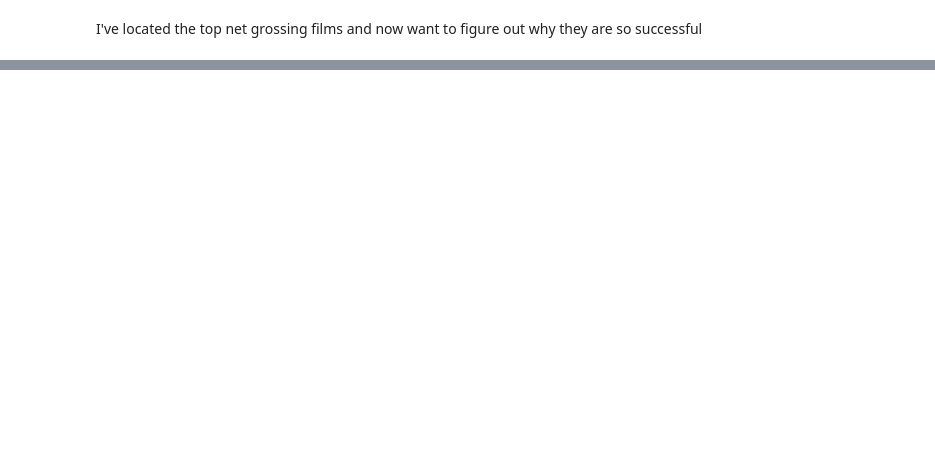
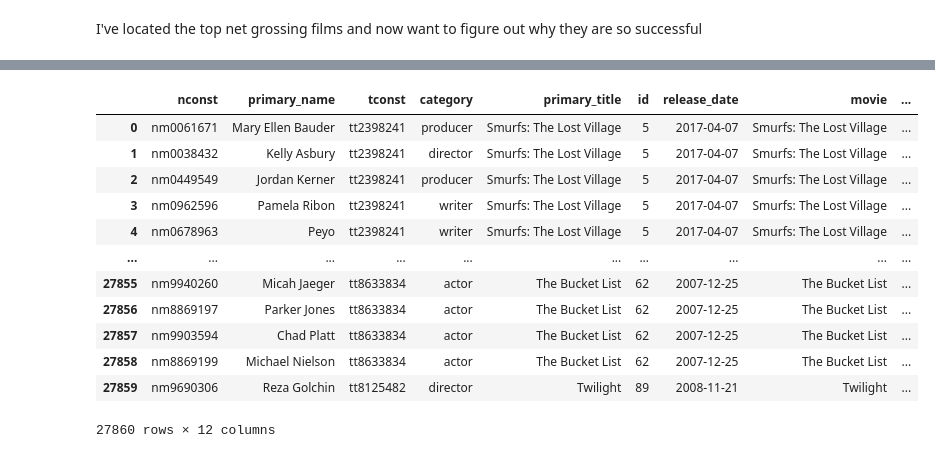
Before and after one commit to paul-lindquist/microsoft-studio-movie-analysis, a Jupyter notebook: data_parsing.ipynb, the cells around one changed output, grey strips where cells are left out. Saved outputs shown, nothing was run; the diff lists cells and outputs as text; code cells hidden in the pictures; blank space fills up the shorter version.

```diff
--- a/data_parsing.ipynb
+++ b/data_parsing.ipynb
@@ -240,0 +317,3 @@ namesdf = namesdf.drop(['birth_year', 'death_year'], axis=1)
+# %%
+#grabbing the columns that I need
+namesdf = namesdf[['nconst','primary_name']]
@@ -242,0 +351,2 @@ namesdf
+# %%
+titlesdf = titlesdf[['tconst','primary_title']]
@@ -242,0 +384,2 @@ namesdf
+# %%
+principalsdf = principalsdf[['tconst','nconst','category']]
@@ -242,0 +402,28 @@ namesdf
+# %%
+# Adding the names dataframe to principals
+df1 = namesdf.merge(principalsdf, on=['nconst'])
+
+# Adding the titles
+df2 = df1.merge(titlesdf, on=['tconst'])
+
+# Adding the budget datafram
+df3 = df2.merge(highestgrossdf, left_on=['primary_title'], right_on=['movie'])
+
+# Dropping duplicate rows to ensure our net profits are not inflated by counting rows multiple times
+df3 = df3.drop_duplicates()
+# %%
+df3
+# %% [output]
+|  | nconst | primary_name | tconst | category | primary_title | id | release_date | movie | ... |
+| 0 | nm0061671 | Mary Ellen Bauder | tt2398241 | producer | Smurfs: The Lost Village | 5 | 2017-04-07 | Smurfs: The Lost Village | ... |
+| 1 | nm0038432 | Kelly Asbury | tt2398241 | director | Smurfs: The Lost Village | 5 | 2017-04-07 | Smurfs: The Lost Village | ... |
+| 2 | nm0449549 | Jordan Kerner | tt2398241 | producer | Smurfs: The Lost Village | 5 | 2017-04-07 | Smurfs: The Lost Village | ... |
+| 3 | nm0962596 | Pamela Ribon | tt2398241 | writer | Smurfs: The Lost Village | 5 | 2017-04-07 | Smurfs: The Lost Village | ... |
+| 4 | nm0678963 | Peyo | tt2398241 | writer | Smurfs: The Lost Village | 5 | 2017-04-07 | Smurfs: The Lost Village | ... |
+| ... | ... | ... | ... | ... | ... | ... | ... | ... | ... |
+| 27855 | nm9940260 | Micah Jaeger | tt8633834 | actor | The Bucket List | 62 | 2007-12-25 | The Bucket List | ... |
+| 27856 | nm8869197 | Parker Jones | tt8633834 | actor | The Bucket List | 62 | 2007-12-25 | The Bucket List | ... |
+| 27857 | nm9903594 | Chad Platt | tt8633834 | actor | The Bucket List | 62 | 2007-12-25 | The Bucket List | ... |
+| 27858 | nm8869199 | Michael Nielson | tt8633834 | actor | The Bucket List | 62 | 2007-12-25 | The Bucket List | ... |
+| 27859 | nm9690306 | Reza Golchin | tt8125482 | director | Twilight | 89 | 2008-11-21 | Twilight | ... |
+27860 rows × 12 columns
```
Also changed, not shown: parts of 37 cells of this notebook.
